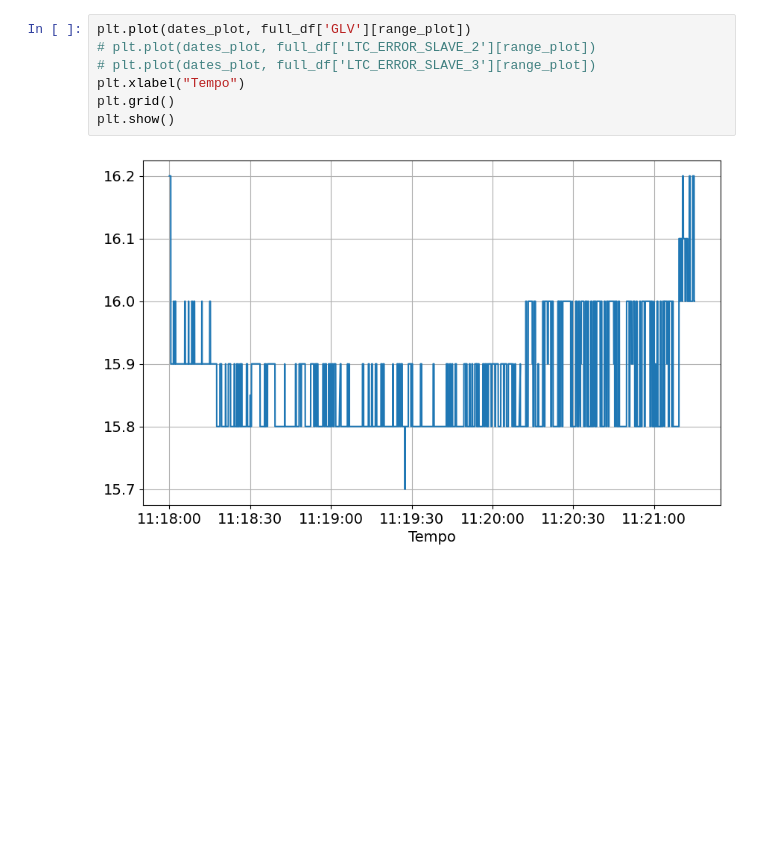
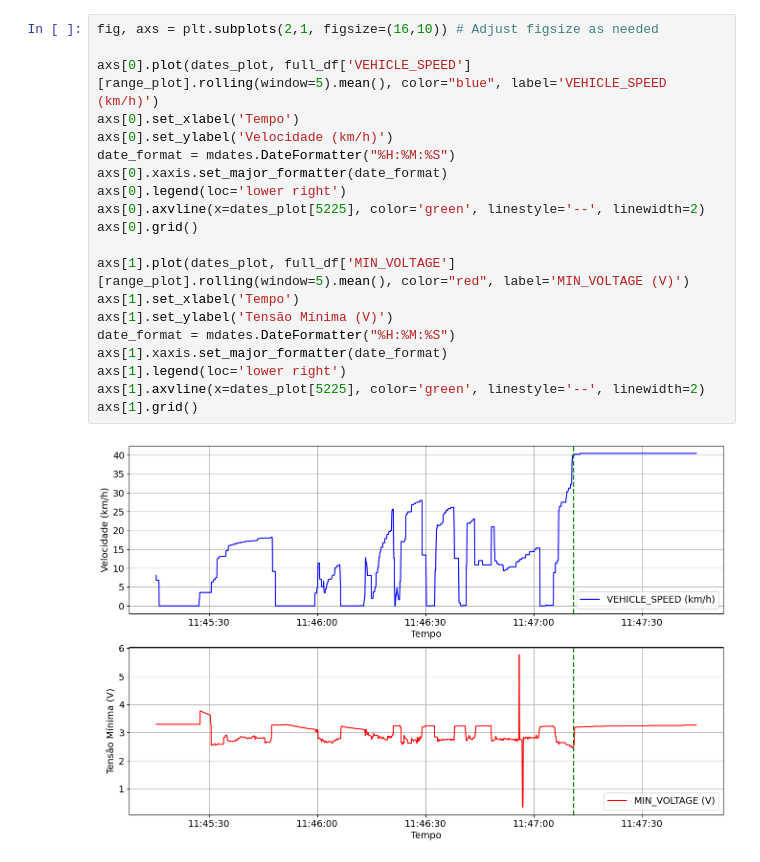
Before and after one commit to Tesla-UFMG/Data-Analysis, a Jupyter notebook: notebooks/csv_testing.ipynb, the cells around one changed output. Drawn from its saved outputs; the diff is of its cells as text; blank space fills up the shorter version.

```diff
--- a/notebooks/csv_testing.ipynb
+++ b/notebooks/csv_testing.ipynb
@@ -75,15 +69,28 @@ timestamps_plot = full_df['timestamp'][range_plot] / 1000
 
 # Convert Unix timestamps to datetime objects
 dates_plot = [datetime.fromtimestamp(ts) for ts in timestamps_plot]
-# %%
-plt.plot(dates_plot, full_df['GLV'][range_plot])
-# plt.plot(dates_plot, full_df['LTC_ERROR_SLAVE_2'][range_plot])
-# plt.plot(dates_plot, full_df['LTC_ERROR_SLAVE_3'][range_plot])
-plt.xlabel("Tempo")
-plt.grid()
-plt.show()
-# %% [output]
-[figure, removed]
+# %%
+fig, axs = plt.subplots(2,1, figsize=(16,10)) # Adjust figsize as needed
+
+axs[0].plot(dates_plot, full_df['VEHICLE_SPEED'][range_plot].rolling(window=5).mean(), color="blue", label='VEHICLE_SPEED (km/h)')
+axs[0].set_xlabel('Tempo')
+axs[0].set_ylabel('Velocidade (km/h)')
+date_format = mdates.DateFormatter("%H:%M:%S")
+axs[0].xaxis.set_major_formatter(date_format)
+axs[0].legend(loc='lower right')
+axs[0].axvline(x=dates_plot[5225], color='green', linestyle='--', linewidth=2)
+axs[0].grid()
+
+axs[1].plot(dates_plot, full_df['MIN_VOLTAGE'][range_plot].rolling(window=5).mean(), color="red", label='MIN_VOLTAGE (V)')
+axs[1].set_xlabel('Tempo')
+axs[1].set_ylabel('Tensão Mínima (V)')
+date_format = mdates.DateFormatter("%H:%M:%S")
+axs[1].xaxis.set_major_formatter(date_format)
+axs[1].legend(loc='lower right')
+axs[1].axvline(x=dates_plot[5225], color='green', linestyle='--', linewidth=2)
+axs[1].grid()
+# %% [output]
+[figure, added]
 # %%
 # car_velocity = (full_df['LEFT_MOTOR_CURRENT'] + full_df['RIGHT_MOTOR_CURRENT'])
 car_velocity = full_df['ELETROBUILD_TEMPERATURE']
```
Also changed, not shown: parts of 12 cells of this notebook, 3 other files.
